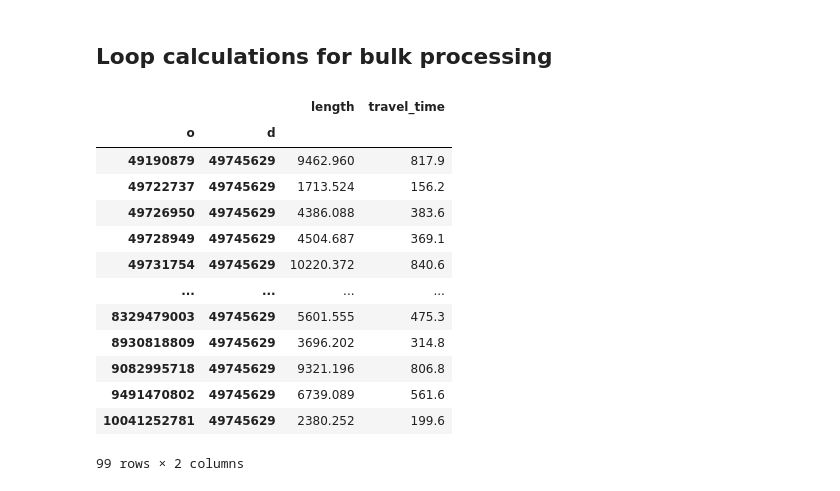
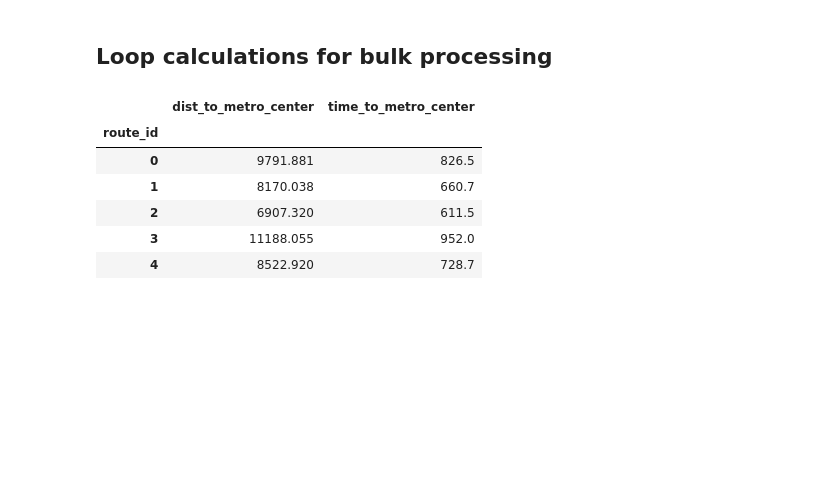
Before and after one commit to ncsg/ursp688y_sp2023, a Jupyter notebook: demos/demo10/demo10.ipynb, the cells around one changed output. Saved outputs shown, nothing was run; the diff lists cells and outputs as text; code cells hidden in the pictures; blank space fills up the shorter version.

```diff
--- a/demos/demo10/demo10.ipynb
+++ b/demos/demo10/demo10.ipynb
@@ -39,7 +39,7 @@ WGS84 = 4326
 # Retrieve the street network for Washington, DC
 place = 'Washington, DC, USA'
 dc_network_g = ox.graph_from_place(place, network_type='drive')
-dc_network_g = ox.project_graph(dc_network, to_crs=UTM18)
+dc_network_g = ox.project_graph(dc_network_g, to_crs=UTM18)
 # Convert to geodataframes for easy plotting and exploration
 dc_network_nodes, dc_network_edges = ox.graph_to_gdfs(dc_network_g)
 # %% [markdown]
@@ -80,8 +80,8 @@ metro_center_node_dists
 # Find the nearest nodes to affordable housing units
 affordable_housing_nodes, affordable_housing_node_dists = ox.nearest_nodes(
     dc_network_g,
-    affordable_housing.head(100).geometry.get_coordinates().x,
-    affordable_housing.head(100).geometry.get_coordinates().y,
+    affordable_housing.geometry.get_coordinates().x,
+    affordable_housing.geometry.get_coordinates().y,
     return_dist=True)
 # %%
 affordable_housing_nodes[:5]
@@ -158,40 +150,34 @@ ox.routing.route_to_gdf(dc_network_g, route)['length'].sum()
 # %%
 def shortest_paths_to_metro_center(graph, o_nodes, d_node, weight='length'):
     # Calculate shortest paths between each O-D pair
     d_nodes = [d_node] * len(o_nodes)
     routes = ox.shortest_path(graph, o_nodes, d_nodes, weight)
     # Gather data for edges along each route
     combined_route_edges = []
-    for route, o_node in zip(routes, o_nodes):
+    for route_id, route in enumerate(routes):
         route_edges = ox.routing.route_to_gdf(dc_network_g, route)
-        route_edges['o'] = o_node
-        route_edges['d'] = d_node
+        route_edges['route_id'] = route_id
         combined_route_edges.append(route_edges)
     combined_route_edges = pd.concat(combined_route_edges, axis=0)
     # Sum length and travel time for edges involved with each route
-    route_summaries = combined_route_edges.groupby(['o','d'])[['length','travel_time']].sum()
+    route_summaries = combined_route_edges.groupby('route_id')[['length','travel_time']].sum()
+    # Clean up column names
+    route_summaries = route_summaries.rename(columns={'length':'dist_to_metro_center', 'travel_time': 'time_to_metro_center'})
     return route_summaries
 
 routes = shortest_paths_to_metro_center(
     dc_network_g,
     affordable_housing_nodes,
     metro_center_node,
     weight='length'
 )
 
-routes
+routes.head()
 # %% [output]
-|  |  | length | travel_time |
-| o | d |  |  |
-| 49190879 | 49745629 | 9462.960 | 817.9 |
-| 49722737 | 49745629 | 1713.524 | 156.2 |
-| 49726950 | 49745629 | 4386.088 | 383.6 |
-| 49728949 | 49745629 | 4504.687 | 369.1 |
-| 49731754 | 49745629 | 10220.372 | 840.6 |
-| ... | ... | ... | ... |
-| 8329479003 | 49745629 | 5601.555 | 475.3 |
-| 8930818809 | 49745629 | 3696.202 | 314.8 |
-| 9082995718 | 49745629 | 9321.196 | 806.8 |
-| 9491470802 | 49745629 | 6739.089 | 561.6 |
-| 10041252781 | 49745629 | 2380.252 | 199.6 |
+|  | dist_to_metro_center | time_to_metro_center |
+| route_id |  |  |
+| 0 | 9791.881 | 826.5 |
+| 1 | 8170.038 | 660.7 |
+| 2 | 6907.320 | 611.5 |
+| 3 | 11188.055 | 952.0 |
+| 4 | 8522.920 | 728.7 |
-99 rows × 2 columns
```
Also changed, not shown: parts of 8 cells of this notebook.
